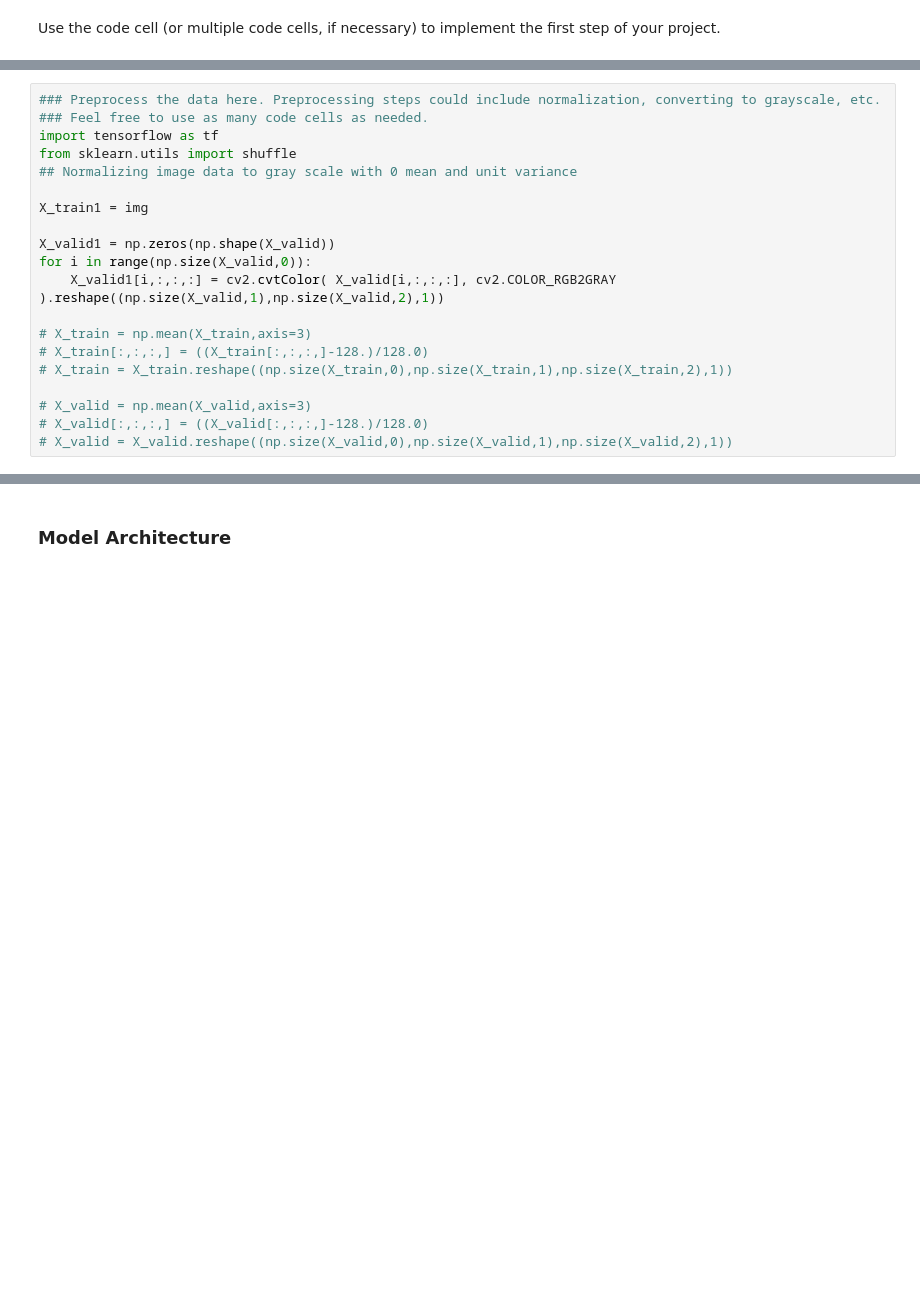
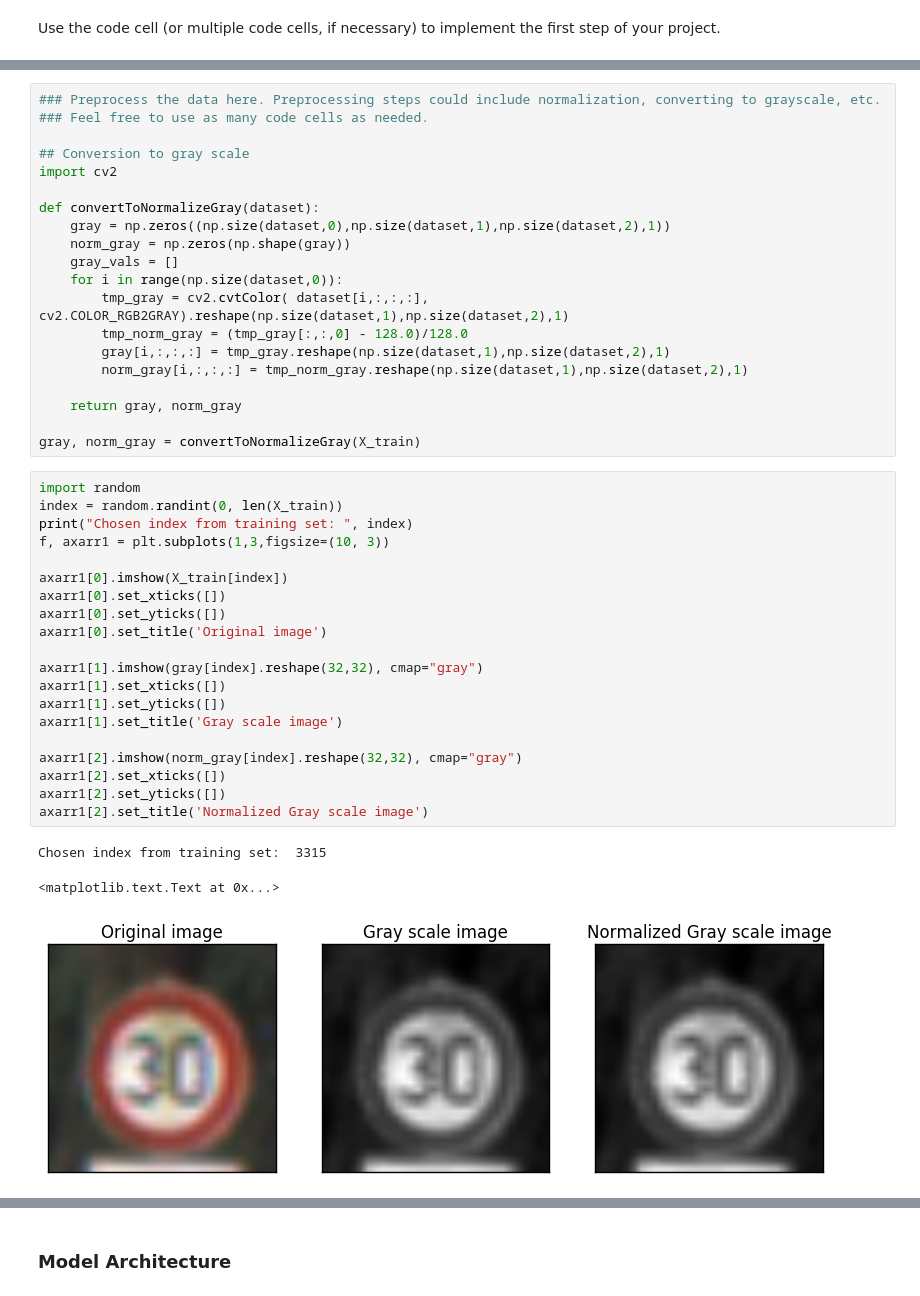
Before and after one commit to chandrusuresh/CarND-Traffic-Sign-Classifier-Project, a Jupyter notebook: Traffic_Sign_Classifier.ipynb, the cells around one changed output, grey strips where cells are left out. Cells and saved outputs as stored; diff of their text form; blank space fills up the shorter version.

```diff
--- a/Traffic_Sign_Classifier.ipynb
+++ b/Traffic_Sign_Classifier.ipynb
@@ -154,20 +162,44 @@ Use the code cell (or multiple code cells, if necessary) to implement the first
 # %%
 ### Preprocess the data here. Preprocessing steps could include normalization, converting to grayscale, etc.
 ### Feel free to use as many code cells as needed.
-import tensorflow as tf
-from sklearn.utils import shuffle
-## Normalizing image data to gray scale with 0 mean and unit variance
 
-X_train1 = img
+## Conversion to gray scale
+import cv2
 
-X_valid1 = np.zeros(np.shape(X_valid))
-for i in range(np.size(X_valid,0)):
-    X_valid1[i,:,:,:] = cv2.cvtColor( X_valid[i,:,:,:], cv2.COLOR_RGB2GRAY ).reshape((np.size(X_valid,1),np.size(X_valid,2),1))
+def convertToNormalizeGray(dataset):
+    gray = np.zeros((np.size(dataset,0),np.size(dataset,1),np.size(dataset,2),1))
+    norm_gray = np.zeros(np.shape(gray))
+    gray_vals = []
+    for i in range(np.size(dataset,0)):
+        tmp_gray = cv2.cvtColor( dataset[i,:,:,:], cv2.COLOR_RGB2GRAY).reshape(np.size(dataset,1),np.size(dataset,2),1)
+        tmp_norm_gray = (tmp_gray[:,:,0] - 128.0)/128.0
+        gray[i,:,:,:] = tmp_gray.reshape(np.size(dataset,1),np.size(dataset,2),1)
+        norm_gray[i,:,:,:] = tmp_norm_gray.reshape(np.size(dataset,1),np.size(dataset,2),1)
 
-# X_train = np.mean(X_train,axis=3)
-# X_train[:,:,:,] = ((X_train[:,:,:,]-128.)/128.0)
-# X_train = X_train.reshape((np.size(X_train,0),np.size(X_train,1),np.size(X_train,2),1))
+    return gray, norm_gray
 
-# X_valid = np.mean(X_valid,axis=3)
-# X_valid[:,:,:,] = ((X_valid[:,:,:,]-128.)/128.0)
-# X_valid = X_valid.reshape((np.size(X_valid,0),np.size(X_valid,1),np.size(X_valid,2),1))
+gray, norm_gray = convertToNormalizeGray(X_train)
+# %%
+import random
+index = random.randint(0, len(X_train))
+print("Chosen index from training set: ", index)
+f, axarr1 = plt.subplots(1,3,figsize=(10, 3))
+
+axarr1[0].imshow(X_train[index])
+axarr1[0].set_xticks([])
+axarr1[0].set_yticks([])
+axarr1[0].set_title('Original image')
+
+axarr1[1].imshow(gray[index].reshape(32,32), cmap="gray")
+axarr1[1].set_xticks([])
+axarr1[1].set_yticks([])
+axarr1[1].set_title('Gray scale image')
+
+axarr1[2].imshow(norm_gray[index].reshape(32,32), cmap="gray")
+axarr1[2].set_xticks([])
+axarr1[2].set_yticks([])
+axarr1[2].set_title('Normalized Gray scale image')
+# %% [output]
+Chosen index from training set:  3315
+<matplotlib.text.Text at 0x...>
+[figure, added]
```
Also changed, not shown: parts of 18 cells of this notebook, 26 other files.
